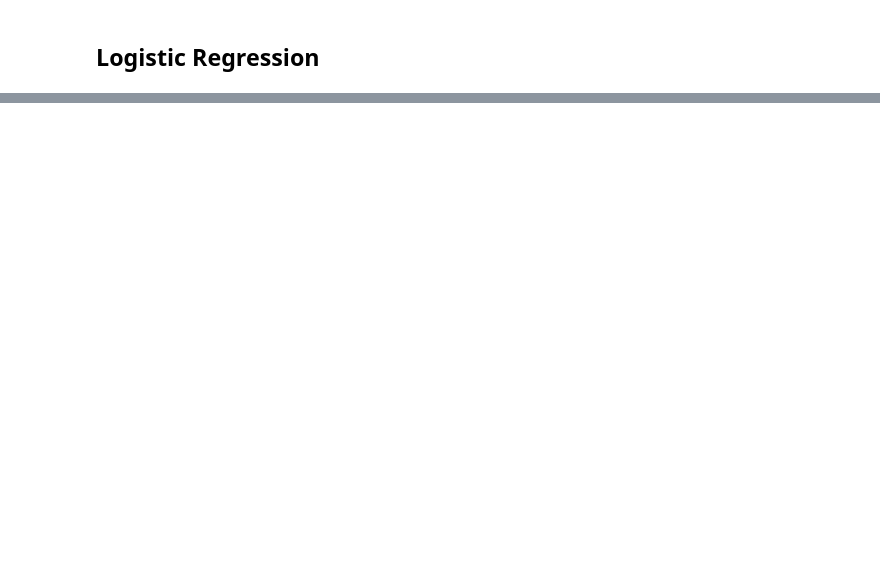
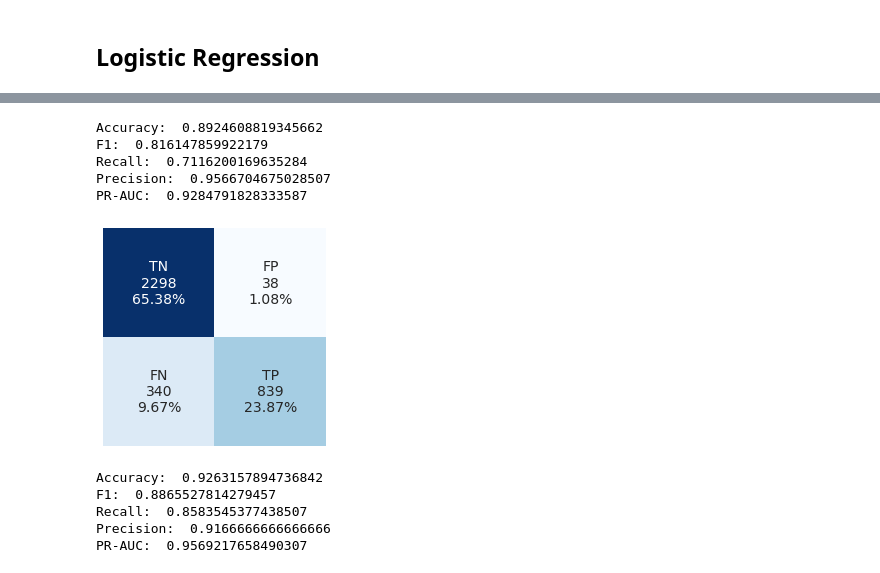
Before and after one commit to datascisteven/Automated-Hate-Tweet-Detection, a Jupyter notebook: notebooks/balanced_modeling.ipynb, the cells around one changed output, grey strips where cells are left out. Drawn from its saved outputs; the diff is of its cells as text; code cells hidden in the pictures; blank space fills up the shorter version.

```diff
--- a/notebooks/balanced_modeling.ipynb
+++ b/notebooks/balanced_modeling.ipynb
@@ -169,0 +245,3 @@ TypeError: Parameter doc_words of infer_vector() must be a list of strings (not
+# %%
+test = pickle.load(open("../pickle/test_bal.pickle", "rb"))
+test.head()
@@ -169,0 +255,33 @@ TypeError: Parameter doc_words of infer_vector() must be a list of strings (not
+# %%
+
+test.tweet = test.tweet.apply(lambda x: str(x)[1:-1])
+X_tt = test.tweet
+y_tt = test.label
+tfidf_tt = vec.transform(X_tt)
+# %%
+y_pr_nb_tt = nb.predict(tfidf_tt)
+y_pr_rf_tt = rf.predict(tfidf_tt)
+y_pr_log_tt = log.predict(tfidf_tt)
+y_pr_svc_tt = svc.predict(tfidf_tt)
+y_pr_abc_tt = abc.predict(tfidf_tt)
+y_pr_gbc_tt = gbc.predict(tfidf_tt)
+# %%
+get_metric(tfidf_tt, y_tt, y_pr_nb_tt, nb)
+# %% [output]
+Accuracy:  0.8924608819345662
+F1:  0.816147859922179
+Recall:  0.7116200169635284
+Precision:  0.9566704675028507
+PR-AUC:  0.9284791828333587
+# %%
+get_confusion(y_tt, y_pr_nb_tt)
+# %% [output]
+[figure, added]
+# %%
+get_metric(tfidf_tt, y_tt, y_pr_rf_tt, rf)
+# %% [output]
+Accuracy:  0.9263157894736842
+F1:  0.8865527814279457
+Recall:  0.8583545377438507
+Precision:  0.9166666666666666
+PR-AUC:  0.9569217658490307
```
Also changed, not shown: parts of 34 cells of this notebook, 9 other files.
